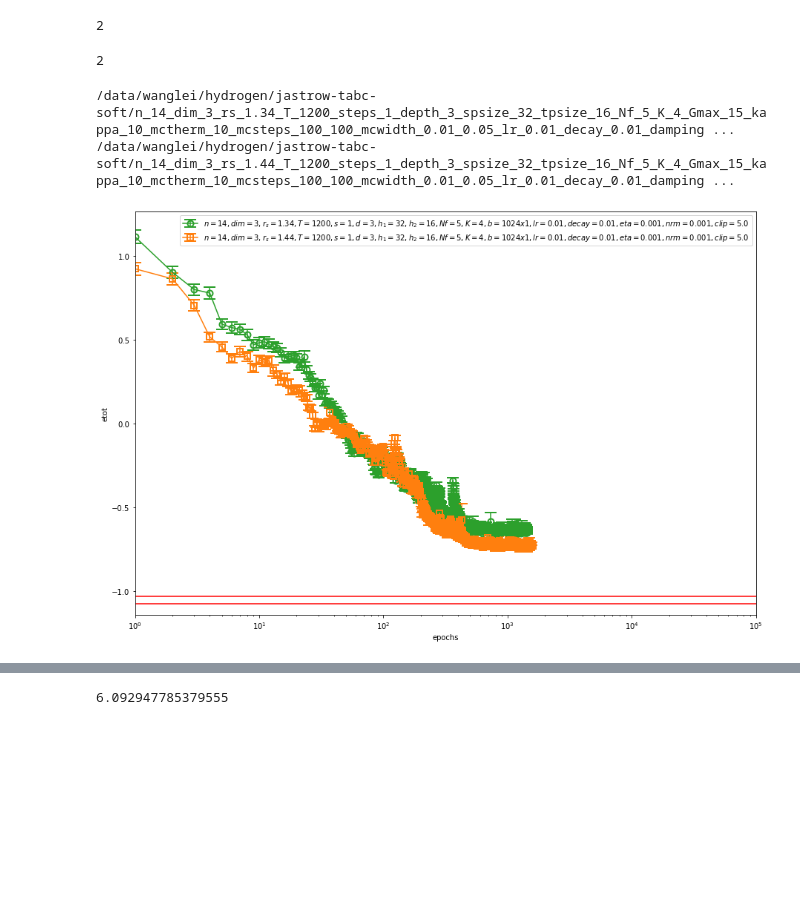
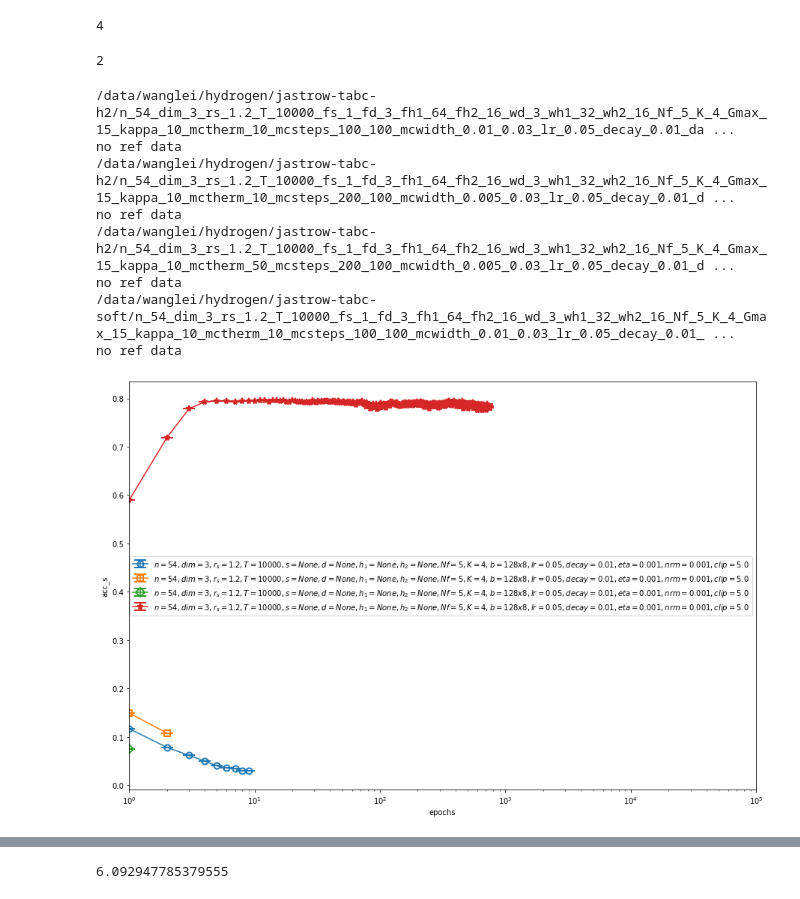
Before and after one commit to fermiflow/hydrogen, a Jupyter notebook: analysis/analysis.ipynb, the cells around one changed output, grey strips where cells are left out. Drawn from its saved outputs; the diff is of its cells as text; code cells hidden in the pictures; blank space fills up the shorter version.

```diff
--- a/analysis/analysis.ipynb
+++ b/analysis/analysis.ipynb
@@ -31,14 +32,14 @@ ref_df
 # %%
-T, rs = 1200, 1.
-nicknames = ['jastrow-tabc-soft'] #, #, 'atom-positive-alpha', ] #'atom-exp-alpha'] #, #, 'atom-equivariant'] # 'atom']
+T, rs = 10000, 1.2
+nicknames = ['jastrow-tabc-soft', 'jastrow-tabc-h2', 'jastrow-tabc-h2-nobeta']# , 'jastrow-tabc-h2-nobeta', 'jastrow-tabc-soft-10'] #, 'jastrow-tabc'] #, #, 'atom-positive-alpha', ] #'atom-exp-alpha'] #, #, 'atom-equivariant'] # 'atom']
 files = []
 for nickname in nicknames:
-    files += glob("/data/wanglei/hydrogen/"+nickname+"/n_14*_dim_3_rs_%g*_T_%g_*depth_*spsize_*tpsize_*/data.txt"%(rs, T))
+    files += glob("/data/wanglei/hydrogen/"+nickname+"/n_54*_dim_3_rs_%g*_T_%g_*/data.txt"%(rs, T))
 files = list(filter(lambda f: os.path.getsize(f)>100, files))
 files = natural_sort(files)
 len(files)
 # %% [output]
-2
+4
 # %%
 def cond(f):
     n, dim, rs, T, s, d, h1, h2, b, a, lr, decay, eta, maxnorm, Nf, clip, K = parse_filename(f)
@@ -48,10 +49,10 @@ len(files)
 # %% [output]
 2
 # %%
-obs = 'etot'
+obs = 'acc_s'
 
 markers = ['o', 's', 'D', '*', 'x', '^', '<', 'h', '>', 'd', 'X', 'v', 'h', '1']
-colors = ['C2', 'C1','C0', 'C3', 'C4', 'C6', 'C5', 'C7', 'C8', 'C9', 'C10', 'C11', 'C12', 'C13']
+colors = ['C0', 'C1','C2', 'C3', 'C4', 'C6', 'C5', 'C7', 'C8', 'C9', 'C10', 'C11', 'C12', 'C13']
 
 plt.figure(figsize=(15,10))
 for f, marker, color in zip(files, markers, colors):
@@ -66,39 +67,45 @@ for f, marker, color in zip(files, markers, colors):
         y = df['vpp'].values + df['vep'].values + df['vee'].values
         yerr = np.sqrt(df['vpp_err'].values**2 + df['vep_err'].values**2 + df['vee_err'].values**2)
     elif obs == 'etot':
         y = df['e'].values + df['vpp'].values
         yerr = np.sqrt(df['e_err'].values**2 + df['vpp_err'].values**2)
     elif obs in ['acc_s', 'acc_x']:
         y = df[obs].values
         yerr = np.zeros_like(y)
     else:
         y, yerr = df[obs].values, df[obs+'_err'].values
 
     plt.errorbar(df['epoch'].values, y, yerr=yerr,
                  marker=marker, color=color,markerfacecolor='none',
                  markeredgewidth=2, ms=8, capsize=8, label=label)
 
     try:
         ref_value = ref_df.query('(T==%g) & (rs==%g)'%(T, rs))[obs].values[0]
         if obs in ['etot', 'k', 'vtot']: ref_value = 2*ref_value
         plt.axhline(y=ref_value, color='r')
 
     except KeyError or IndexError:
         print ('no ref data')
 
-    if obs == 'p': plt.ylim([0, 1000])
-    #if obs in ['k', 'f', 'etot', 'e']: plt.ylim([-2, 1])
+    #if obs == 'p': plt.ylim([0, 1000])
+    #if obs in ['f', 'etot', 'e', 'vtot']: plt.ylim([1, 2])
 
 plt.legend(loc='best')
 plt.ylabel(obs)
 plt.xlabel('epochs')
 plt.xlim([1, 1e5])
 plt.xscale('log')
-#plt.ylim([-10, 10])
+#plt.ylim([-0.7, -0.4])
 # %% [output]
-/data/wanglei/hydrogen/jastrow-tabc-soft/n_14_dim_3_rs_1.34_T_1200_steps_1_depth_3_spsize_32_tpsize_16_Nf_5_K_4_Gmax_15_kappa_10_mctherm_10_mcsteps_100_100_mcwidth_0.01_0.05_lr_0.01_decay_0.01_damping ...
-/data/wanglei/hydrogen/jastrow-tabc-soft/n_14_dim_3_rs_1.44_T_1200_steps_1_depth_3_spsize_32_tpsize_16_Nf_5_K_4_Gmax_15_kappa_10_mctherm_10_mcsteps_100_100_mcwidth_0.01_0.05_lr_0.01_decay_0.01_damping ...
+/data/wanglei/hydrogen/jastrow-tabc-h2/n_54_dim_3_rs_1.2_T_10000_fs_1_fd_3_fh1_64_fh2_16_wd_3_wh1_32_wh2_16_Nf_5_K_4_Gmax_15_kappa_10_mctherm_10_mcsteps_100_100_mcwidth_0.01_0.03_lr_0.05_decay_0.01_da ...
+no ref data
+/data/wanglei/hydrogen/jastrow-tabc-h2/n_54_dim_3_rs_1.2_T_10000_fs_1_fd_3_fh1_64_fh2_16_wd_3_wh1_32_wh2_16_Nf_5_K_4_Gmax_15_kappa_10_mctherm_10_mcsteps_200_100_mcwidth_0.005_0.03_lr_0.05_decay_0.01_d ...
+no ref data
+/data/wanglei/hydrogen/jastrow-tabc-h2/n_54_dim_3_rs_1.2_T_10000_fs_1_fd_3_fh1_64_fh2_16_wd_3_wh1_32_wh2_16_Nf_5_K_4_Gmax_15_kappa_10_mctherm_50_mcsteps_200_100_mcwidth_0.005_0.03_lr_0.05_decay_0.01_d ...
+no ref data
+/data/wanglei/hydrogen/jastrow-tabc-soft/n_54_dim_3_rs_1.2_T_10000_fs_1_fd_3_fh1_64_fh2_16_wd_3_wh1_32_wh2_16_Nf_5_K_4_Gmax_15_kappa_10_mctherm_10_mcsteps_100_100_mcwidth_0.01_0.03_lr_0.05_decay_0.01_ ...
+no ref data
-[figure, old version]
+[figure, new version]
 # %%
 import sys, os
 sys.path.append("/home/wanglei/hydrogen/src")
```
Also changed, not shown: parts of 7 cells of this notebook, 6 other files.
